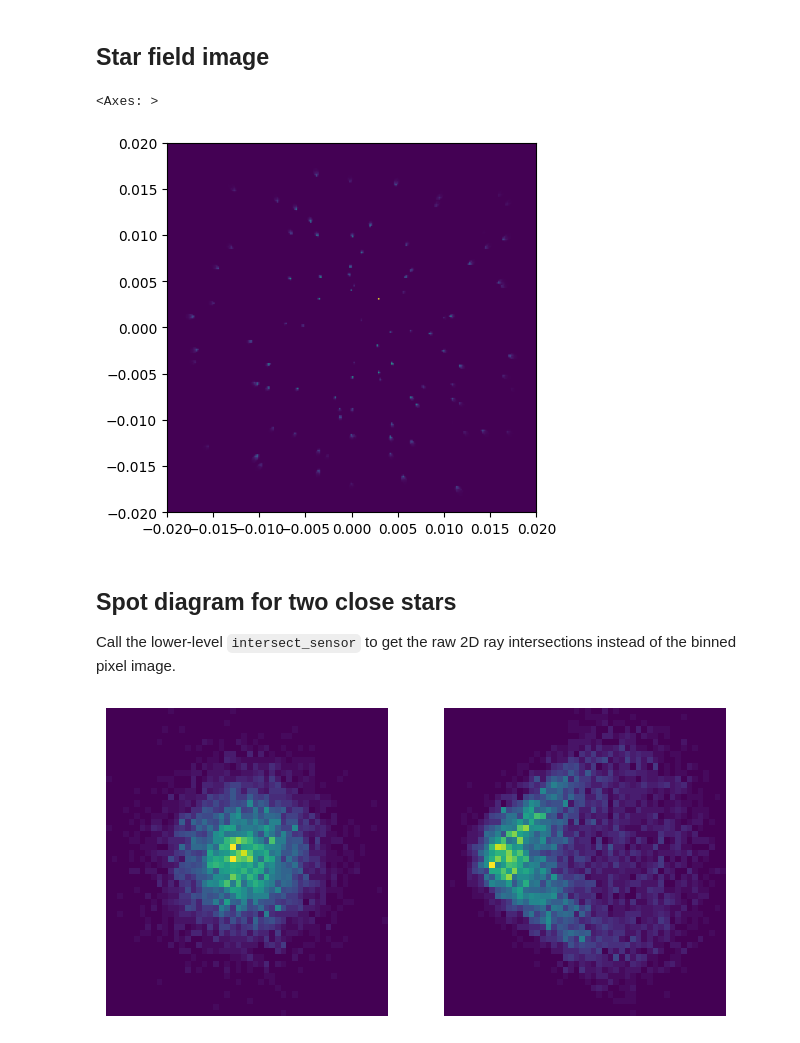
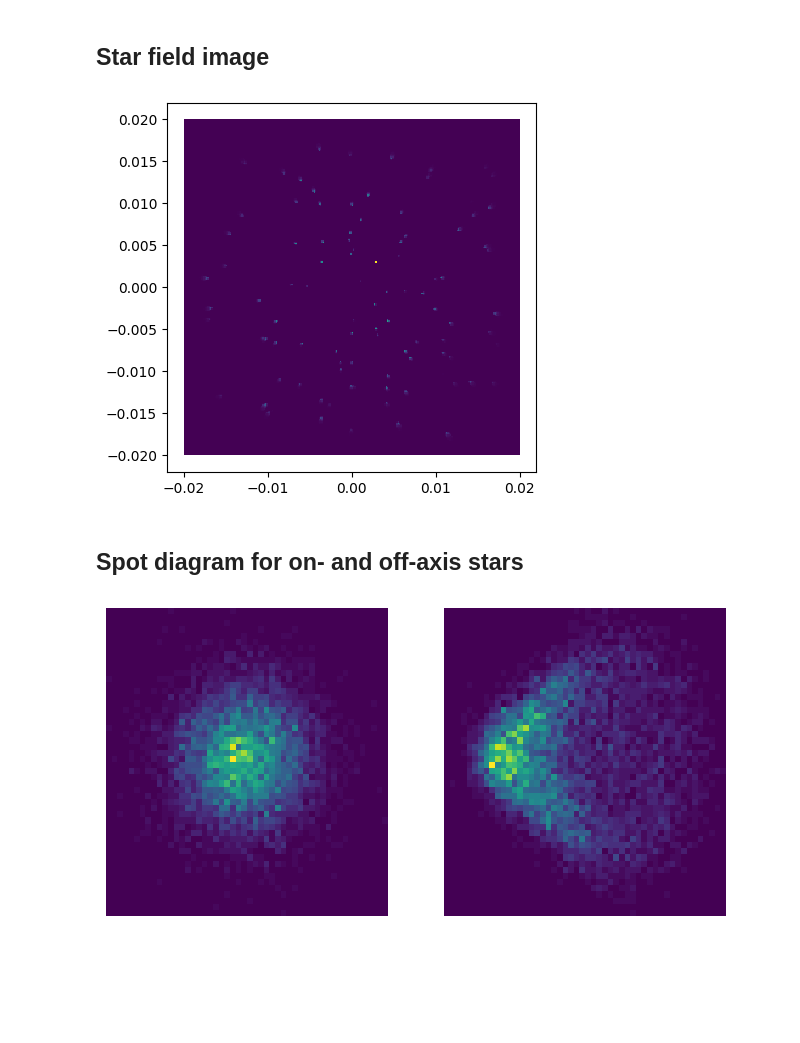
Before and after one commit to GerritRo/iactrace, a Jupyter notebook: docs/examples/Parabolic.ipynb, the cells around one changed output. Drawn from its saved outputs; the diff is of its cells as text; code cells hidden in the pictures; blank space fills up the shorter version.

```diff
--- a/docs/examples/Parabolic.ipynb
+++ b/docs/examples/Parabolic.ipynb
@@ -31,32 +42,29 @@ scene.show(viewer='jupyter')
 # %%
 n_stars = 100
 key = jax.random.key(42)
 key1, key2 = jax.random.split(key)
 
 fov_deg = 5
 fov_rad = fov_deg * jnp.pi / 180
 
 x = jax.random.uniform(key1, (n_stars,), minval=-fov_rad/2, maxval=fov_rad/2)
 y = jax.random.uniform(key2, (n_stars,), minval=-fov_rad/2, maxval=fov_rad/2)
 z = -jnp.ones(n_stars)
 
 stars = jnp.stack([x, y, z], axis=1)
 stars = stars / jnp.linalg.norm(stars, axis=1, keepdims=True)
 
 f_stars = jax.random.uniform(jax.random.key(4242), shape=(len(stars),))
 
 rays = telescope.render(stars, f_stars, source_type='parallel')
 image = camera.image(rays)
 
 fig, ax = plt.subplots()
-squareshow(image, camera.sensor_groups[0], ax=ax)
+ax1 = show_camera(image, camera.sensor_groups[0], ax=ax)
 # %% [output]
-<Axes: >
-[figure, old version]
+[figure, new version]
 # %% [markdown]
-## Spot diagram for two close stars
-
-Call the lower-level ``intersect_sensor`` to get the raw 2D ray intersections instead of the binned pixel image.
+## Spot diagram for on- and off-axis stars
 # %%
 from iactrace.camera.camera import intersect_sensor
 
```
Also changed, not shown: parts of 2 cells of this notebook, 16 other files.
